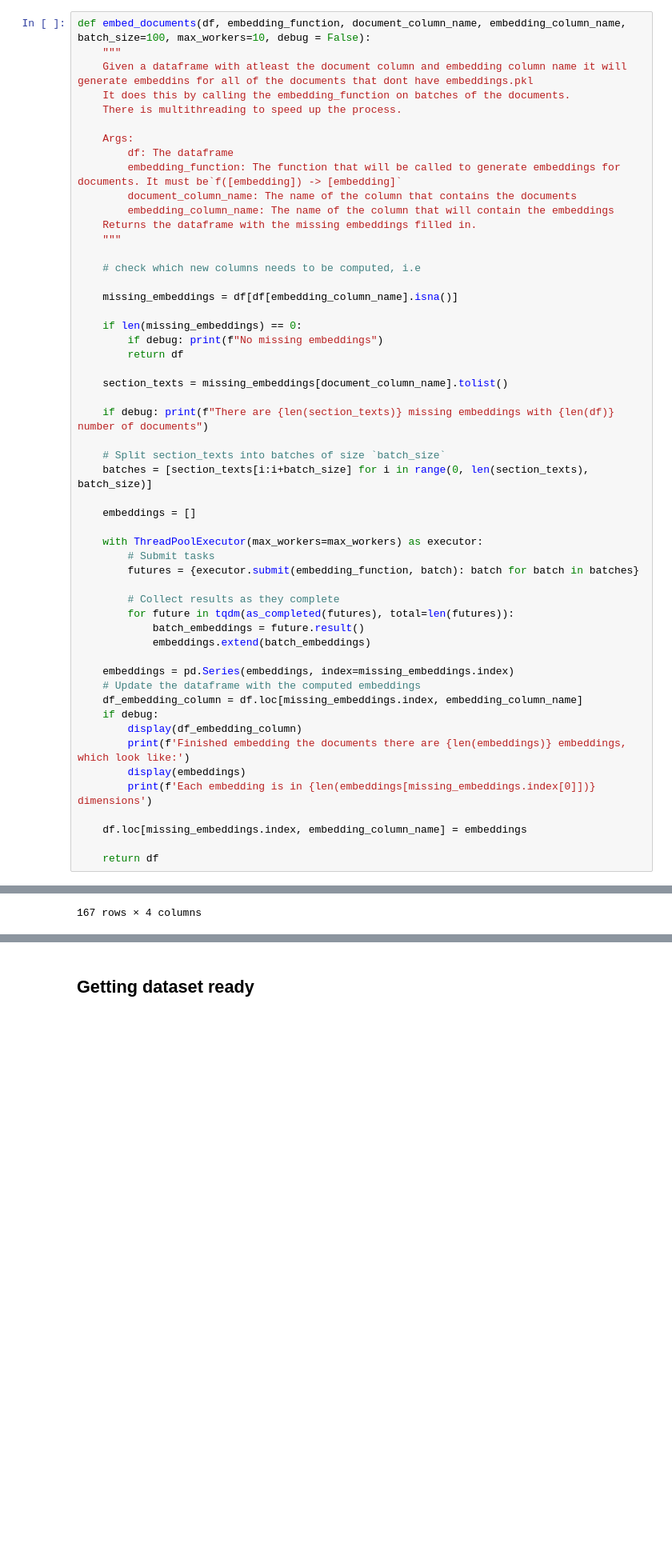
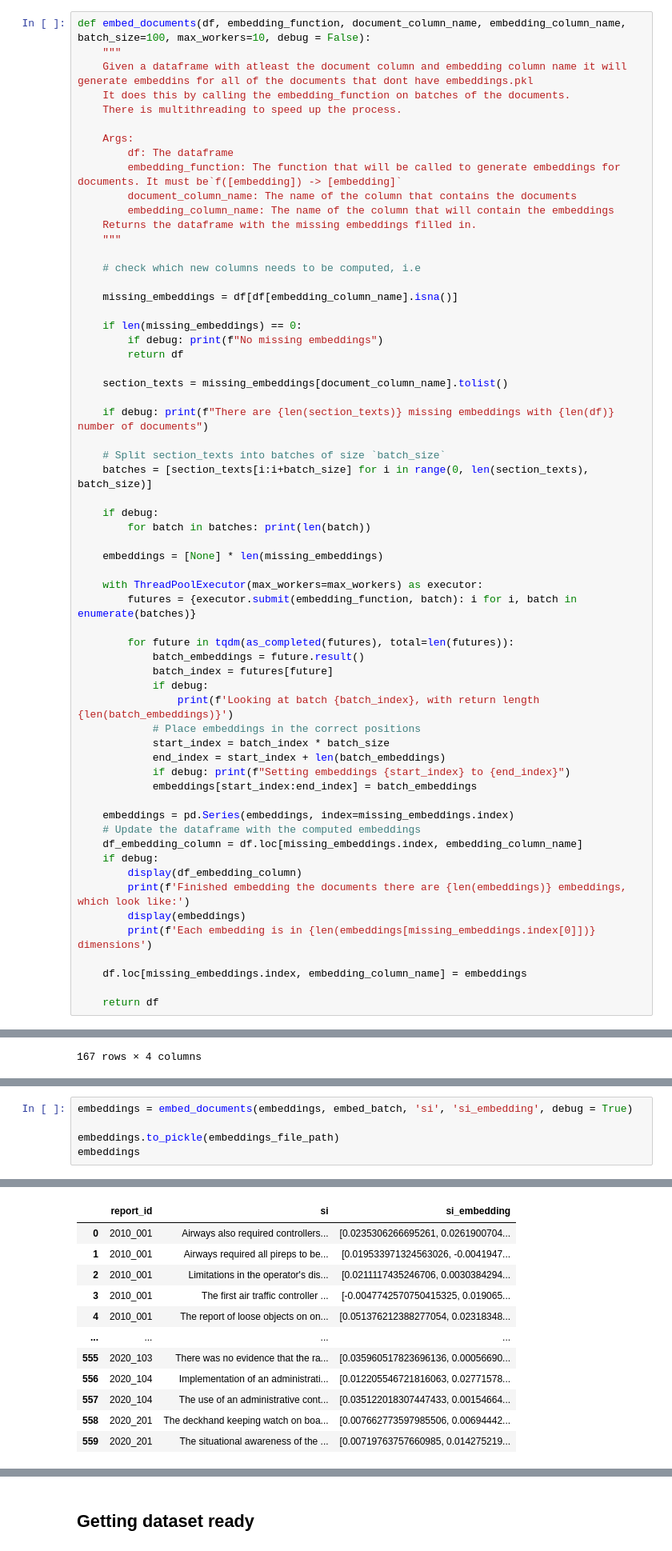
Before and after one commit to 1jamesthompson1/TAIC-report-summary, a Jupyter notebook: notebooks/vector database exploration/vector_db_exploration.ipynb, the cells around one changed output, grey strips where cells are left out. Shown at 80% size. Drawn from its saved outputs; the diff is of its cells as text; blank space fills up the shorter version.

```diff
--- a/notebooks/vector database exploration/vector_db_exploration.ipynb
+++ b/notebooks/vector database exploration/vector_db_exploration.ipynb
@@ -521,16 +549,24 @@ def embed_documents(df, embedding_function, document_column_name, embedding_colu
     # Split section_texts into batches of size `batch_size`
     batches = [section_texts[i:i+batch_size] for i in range(0, len(section_texts), batch_size)]
 
-    embeddings = []
+    if debug:
+        for batch in batches: print(len(batch))
+
+    embeddings = [None] * len(missing_embeddings)
 
     with ThreadPoolExecutor(max_workers=max_workers) as executor:
-        # Submit tasks
-        futures = {executor.submit(embedding_function, batch): batch for batch in batches}
+        futures = {executor.submit(embedding_function, batch): i for i, batch in enumerate(batches)}
 
-        # Collect results as they complete
         for future in tqdm(as_completed(futures), total=len(futures)):
             batch_embeddings = future.result()
-            embeddings.extend(batch_embeddings)
+            batch_index = futures[future]
+            if debug:
+                print(f'Looking at batch {batch_index}, with return length {len(batch_embeddings)}')
+            # Place embeddings in the correct positions
+            start_index = batch_index * batch_size
+            end_index = start_index + len(batch_embeddings)
+            if debug: print(f"Setting embeddings {start_index} to {end_index}")
+            embeddings[start_index:end_index] = batch_embeddings
 
     embeddings = pd.Series(embeddings, index=missing_embeddings.index)
     # Update the dataframe with the computed embeddings
@@ -798,0 +866,6 @@ voyageai_embeddings_important_text
+# %%
+embeddings = embed_documents(embeddings, embed_batch, 'si', 'si_embedding', debug = True)
+
+embeddings.to_pickle(embeddings_file_path)
+embeddings
+# %% [output]
@@ -798,0 +917,12 @@ voyageai_embeddings_important_text
+|  | report_id | si | si_embedding |
+| 0 | 2010_001 | Airways also required controllers... | [0.0235306266695261, 0.0261900704... |
+| 1 | 2010_001 | Airways required all pireps to be... | [0.019533971324563026, -0.0041947... |
+| 2 | 2010_001 | Limitations in the operator's dis... | [0.0211117435246706, 0.0030384294... |
+| 3 | 2010_001 | The first air traffic controller ... | [-0.0047742570750415325, 0.019065... |
+| 4 | 2010_001 | The report of loose objects on on... | [0.051376212388277054, 0.02318348... |
+| ... | ... | ... | ... |
+| 555 | 2020_103 | There was no evidence that the ra... | [0.035960517823696136, 0.00056690... |
+| 556 | 2020_104 | Implementation of an administrati... | [0.012205546721816063, 0.02771578... |
+| 557 | 2020_104 | The use of an administrative cont... | [0.035122018307447433, 0.00154664... |
+| 558 | 2020_201 | The deckhand keeping watch on boa... | [0.007662773597985506, 0.00694442... |
+| 559 | 2020_201 | The situational awareness of the ... | [0.00719763757660985, 0.014275219... |
```
Also changed, not shown: parts of 9 cells of this notebook.
